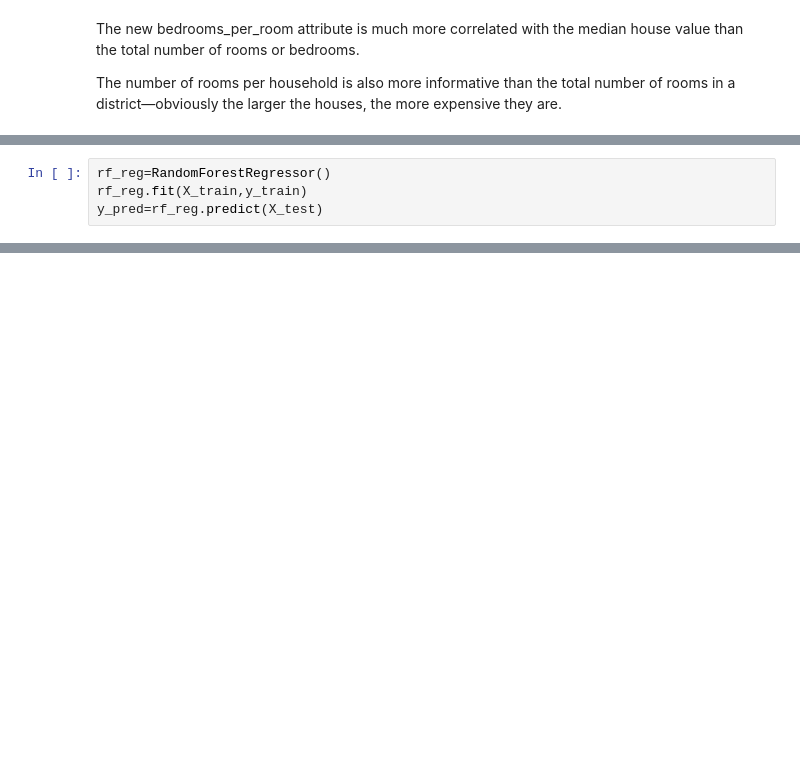
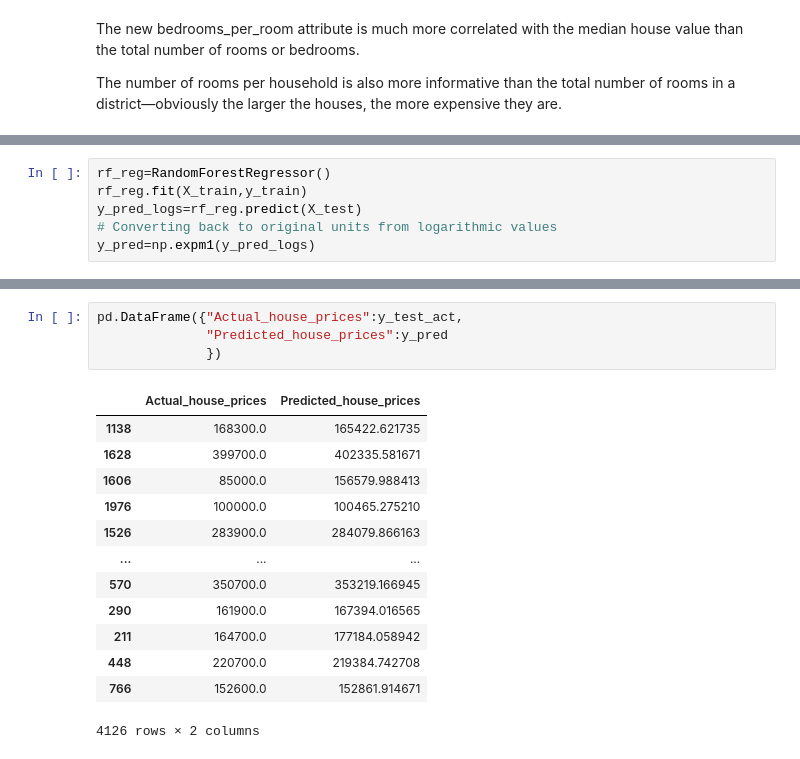
Before and after one commit to saiyedduri/Housing-prices-prediction, a Jupyter notebook: Housing prices jupyter notebook2.ipynb, the cells around one changed output, grey strips where cells are left out. Drawn from its saved outputs; the diff is of its cells as text; blank space fills up the shorter version.

```diff
--- a/Housing prices jupyter notebook2.ipynb
+++ b/Housing prices jupyter notebook2.ipynb
@@ -550,4 +660,6 @@ Remaining methods(LGBM,KNN, MLP,SVM) has lower R2 and large errors.
 # %%
 rf_reg=RandomForestRegressor()
 rf_reg.fit(X_train,y_train)
-y_pred=rf_reg.predict(X_test)
+y_pred_logs=rf_reg.predict(X_test)
+# Converting back to original units from logarithmic values
+y_pred=np.expm1(y_pred_logs)
@@ -602,0 +666,18 @@ X_train
+# %%
+pd.DataFrame({"Actual_house_prices":y_test_act,
+              "Predicted_house_prices":y_pred
+              })
+# %% [output]
+|  | Actual_house_prices | Predicted_house_prices |
+| 1138 | 168300.0 | 165422.621735 |
+| 1628 | 399700.0 | 402335.581671 |
+| 1606 | 85000.0 | 156579.988413 |
+| 1976 | 100000.0 | 100465.275210 |
+| 1526 | 283900.0 | 284079.866163 |
+| ... | ... | ... |
+| 570 | 350700.0 | 353219.166945 |
+| 290 | 161900.0 | 167394.016565 |
+| 211 | 164700.0 | 177184.058942 |
+| 448 | 220700.0 | 219384.742708 |
+| 766 | 152600.0 | 152861.914671 |
+4126 rows × 2 columns
```
Also changed, not shown: parts of 25 cells of this notebook, 1 other file.
